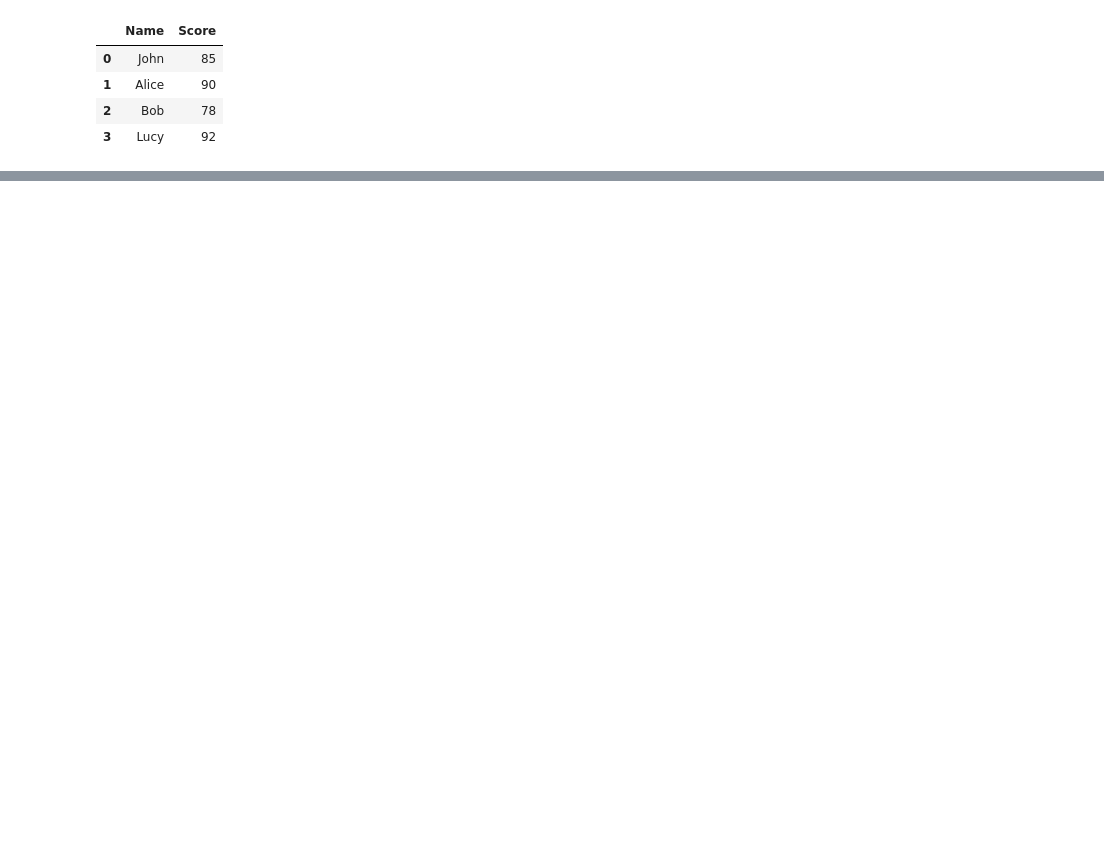
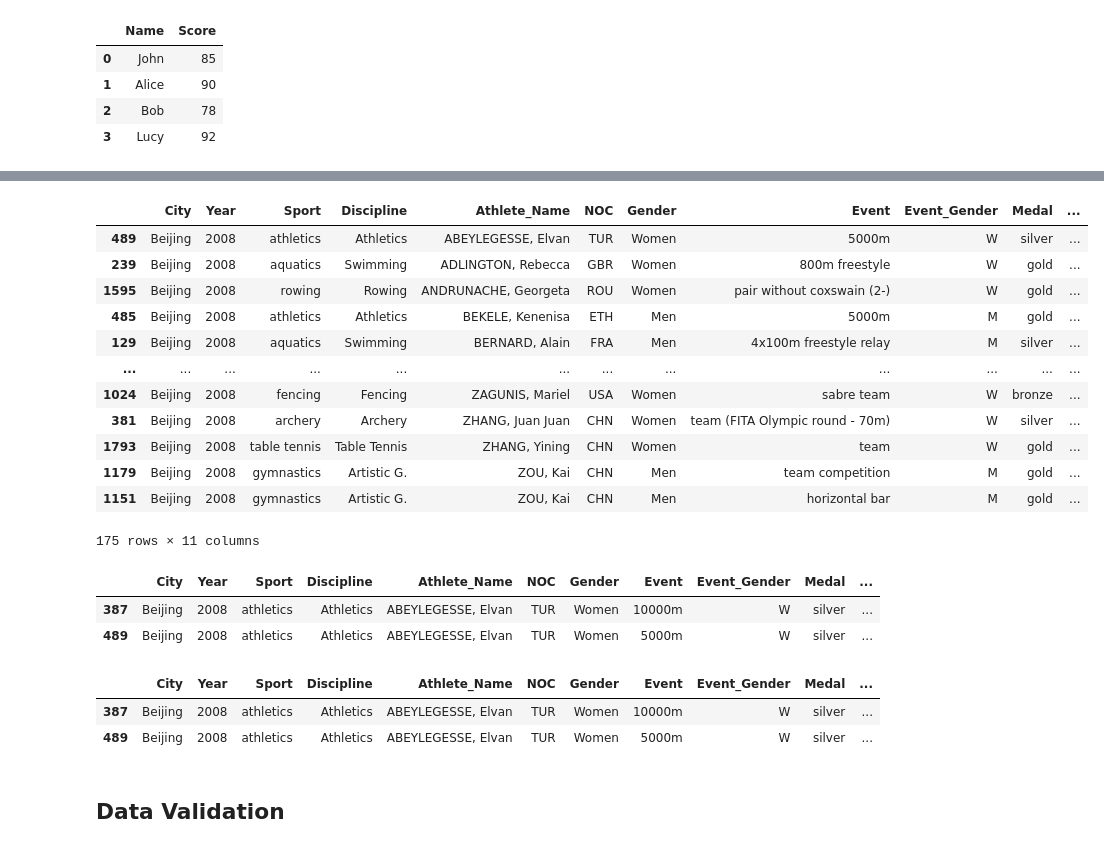
Before and after one commit to mmaheshan/PandasExercises, a Jupyter notebook: 02_Pandas_Essentials/01_Fundamentals/intermediate_techniques.ipynb, the cells around one changed output, grey strips where cells are left out. Drawn from its saved outputs; the diff is of its cells as text; code cells hidden in the pictures; blank space fills up the shorter version.

```diff
--- a/02_Pandas_Essentials/01_Fundamentals/intermediate_techniques.ipynb
+++ b/02_Pandas_Essentials/01_Fundamentals/intermediate_techniques.ipynb
@@ -491,0 +1012,32 @@ data
+# %%
+# This one shows athletes who have won more than one medal
+oo2008.loc[atheltes_duplicated].sort_values(by=['Athlete_Name'])
+# %% [output]
+|  | City | Year | Sport | Discipline | Athlete_Name | NOC | Gender | Event | Event_Gender | Medal | ... |
+| 489 | Beijing | 2008 | athletics | Athletics | ABEYLEGESSE, Elvan | TUR | Women | 5000m | W | silver | ... |
+| 239 | Beijing | 2008 | aquatics | Swimming | ADLINGTON, Rebecca | GBR | Women | 800m freestyle | W | gold | ... |
+| 1595 | Beijing | 2008 | rowing | Rowing | ANDRUNACHE, Georgeta | ROU | Women | pair without coxswain (2-) | W | gold | ... |
+| 485 | Beijing | 2008 | athletics | Athletics | BEKELE, Kenenisa | ETH | Men | 5000m | M | gold | ... |
+| 129 | Beijing | 2008 | aquatics | Swimming | BERNARD, Alain | FRA | Men | 4x100m freestyle relay | M | silver | ... |
+| ... | ... | ... | ... | ... | ... | ... | ... | ... | ... | ... | ... |
+| 1024 | Beijing | 2008 | fencing | Fencing | ZAGUNIS, Mariel | USA | Women | sabre team | W | bronze | ... |
+| 381 | Beijing | 2008 | archery | Archery | ZHANG, Juan Juan | CHN | Women | team (FITA Olympic round - 70m) | W | silver | ... |
+| 1793 | Beijing | 2008 | table tennis | Table Tennis | ZHANG, Yining | CHN | Women | team | W | gold | ... |
+| 1179 | Beijing | 2008 | gymnastics | Artistic G. | ZOU, Kai | CHN | Men | team competition | M | gold | ... |
+| 1151 | Beijing | 2008 | gymnastics | Artistic G. | ZOU, Kai | CHN | Men | horizontal bar | M | gold | ... |
+175 rows × 11 columns
+# %%
+# Checking for athlete who more than one medal
+oo2008[oo2008['Athlete_Name'] == 'ABEYLEGESSE, Elvan']
+# %% [output]
+|  | City | Year | Sport | Discipline | Athlete_Name | NOC | Gender | Event | Event_Gender | Medal | ... |
+| 387 | Beijing | 2008 | athletics | Athletics | ABEYLEGESSE, Elvan | TUR | Women | 10000m | W | silver | ... |
+| 489 | Beijing | 2008 | athletics | Athletics | ABEYLEGESSE, Elvan | TUR | Women | 5000m | W | silver | ... |
+# %%
+oo2008.loc[oo2008['Athlete_Name'] == 'ABEYLEGESSE, Elvan'] # Same as above
+# %% [output]
+|  | City | Year | Sport | Discipline | Athlete_Name | NOC | Gender | Event | Event_Gender | Medal | ... |
+| 387 | Beijing | 2008 | athletics | Athletics | ABEYLEGESSE, Elvan | TUR | Women | 10000m | W | silver | ... |
+| 489 | Beijing | 2008 | athletics | Athletics | ABEYLEGESSE, Elvan | TUR | Women | 5000m | W | silver | ... |
+# %% [markdown]
+## Data Validation
```
Also changed, not shown: parts of 89 cells of this notebook, 2 other files.
